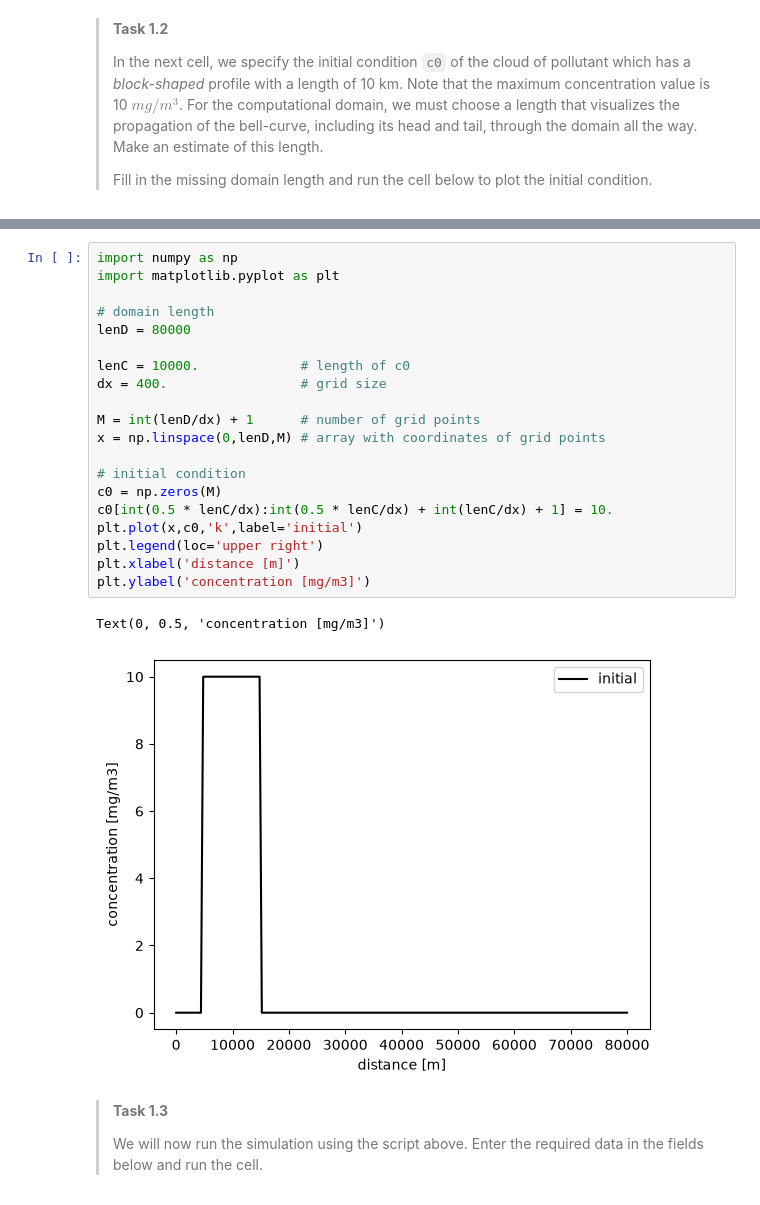
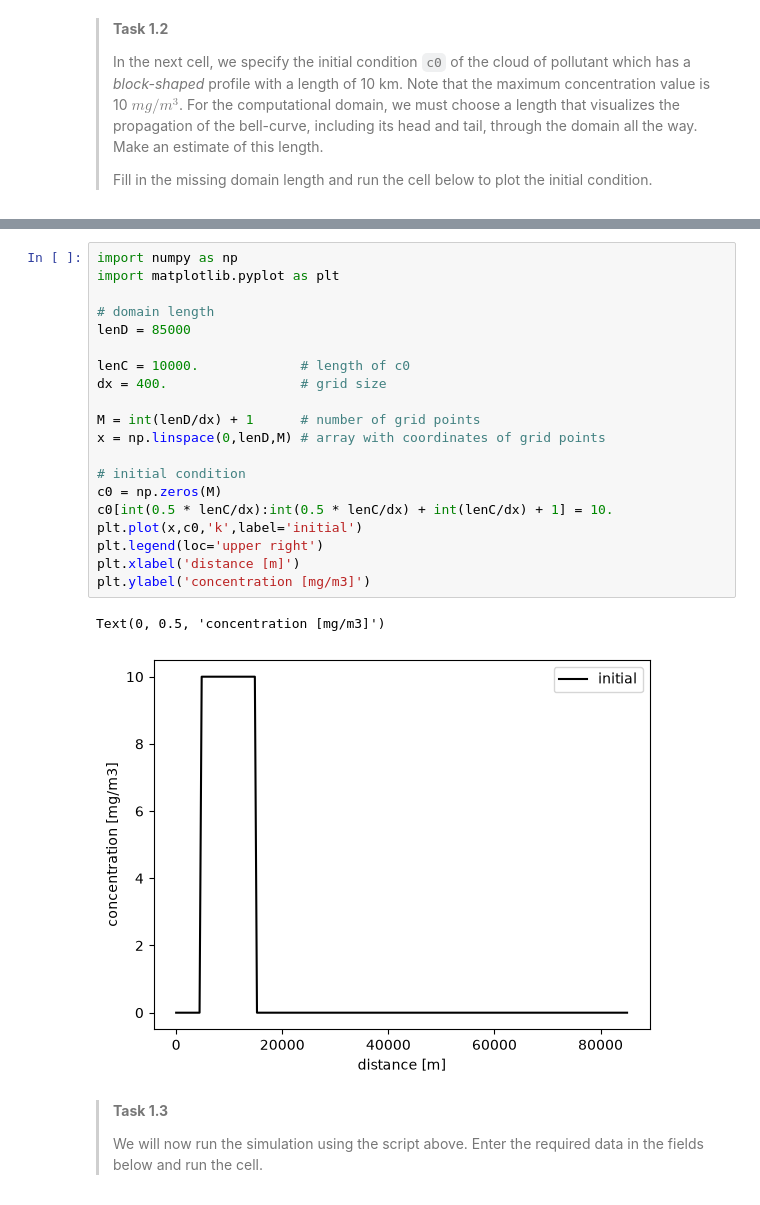
Before and after one commit to mbezmali/G.A.2.1-BEZMALINOVICH, a Jupyter notebook: grp09.ipynb, the cells around one changed output, grey strips where cells are left out. Saved outputs shown, nothing was run; the diff lists cells and outputs as text.

```diff
--- a/grp09.ipynb
+++ b/grp09.ipynb
@@ -100,26 +122,26 @@ from advdiff import advdiff
 # %%
 import numpy as np
 import matplotlib.pyplot as plt
 
 # domain length
-lenD = 80000
+lenD = 85000
 
 lenC = 10000.             # length of c0
 dx = 400.                 # grid size
 
 M = int(lenD/dx) + 1      # number of grid points
 x = np.linspace(0,lenD,M) # array with coordinates of grid points
 
 # initial condition
 c0 = np.zeros(M)
 c0[int(0.5 * lenC/dx):int(0.5 * lenC/dx) + int(lenC/dx) + 1] = 10.
 plt.plot(x,c0,'k',label='initial')
 plt.legend(loc='upper right')
 plt.xlabel('distance [m]')
 plt.ylabel('concentration [mg/m3]')
 # %% [output]
 Text(0, 0.5, 'concentration [mg/m3]')
-[figure, old version]
+[figure, new version]
 # %% [markdown]
 >**Task 1.3**
 >
```
Also changed, not shown: parts of 15 cells of this notebook.
